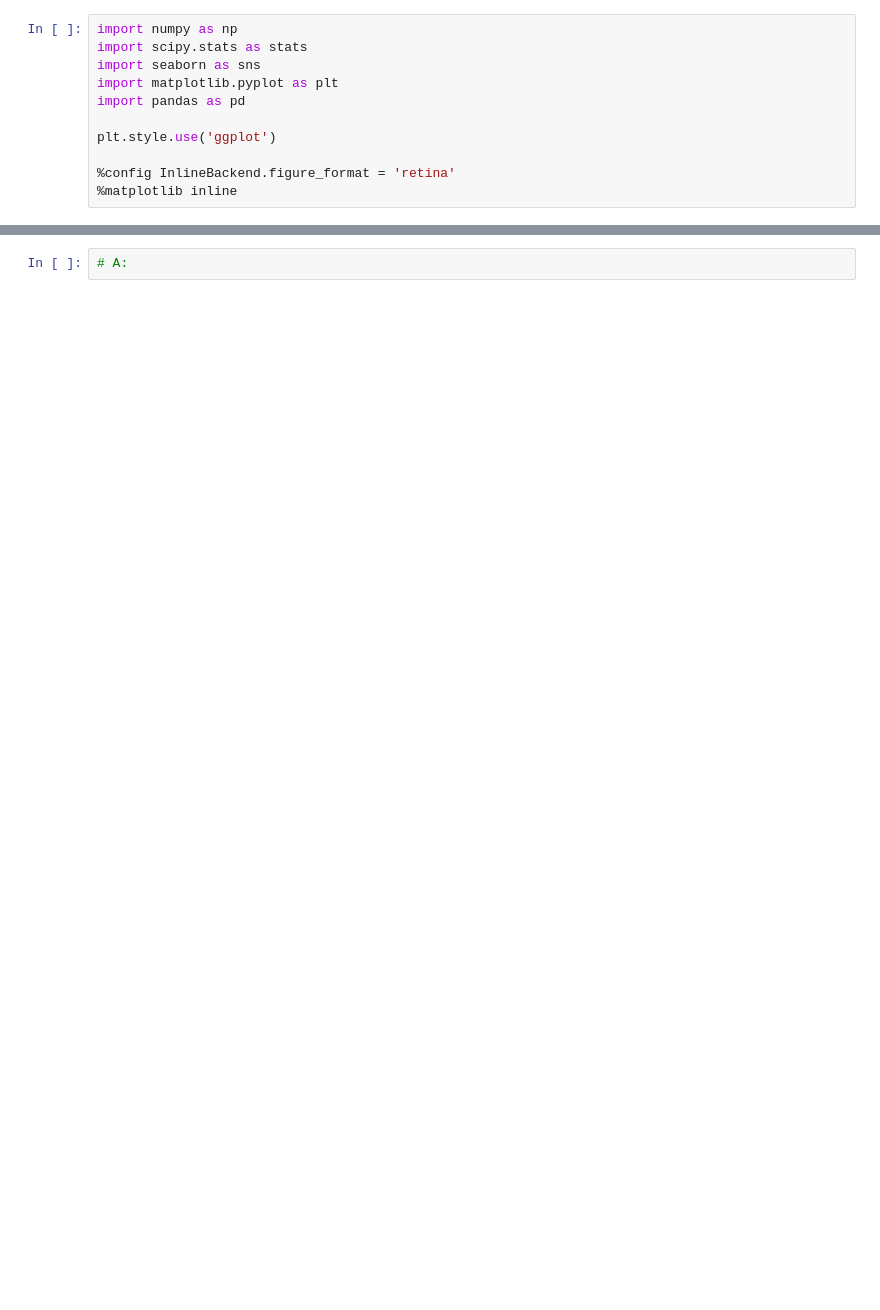
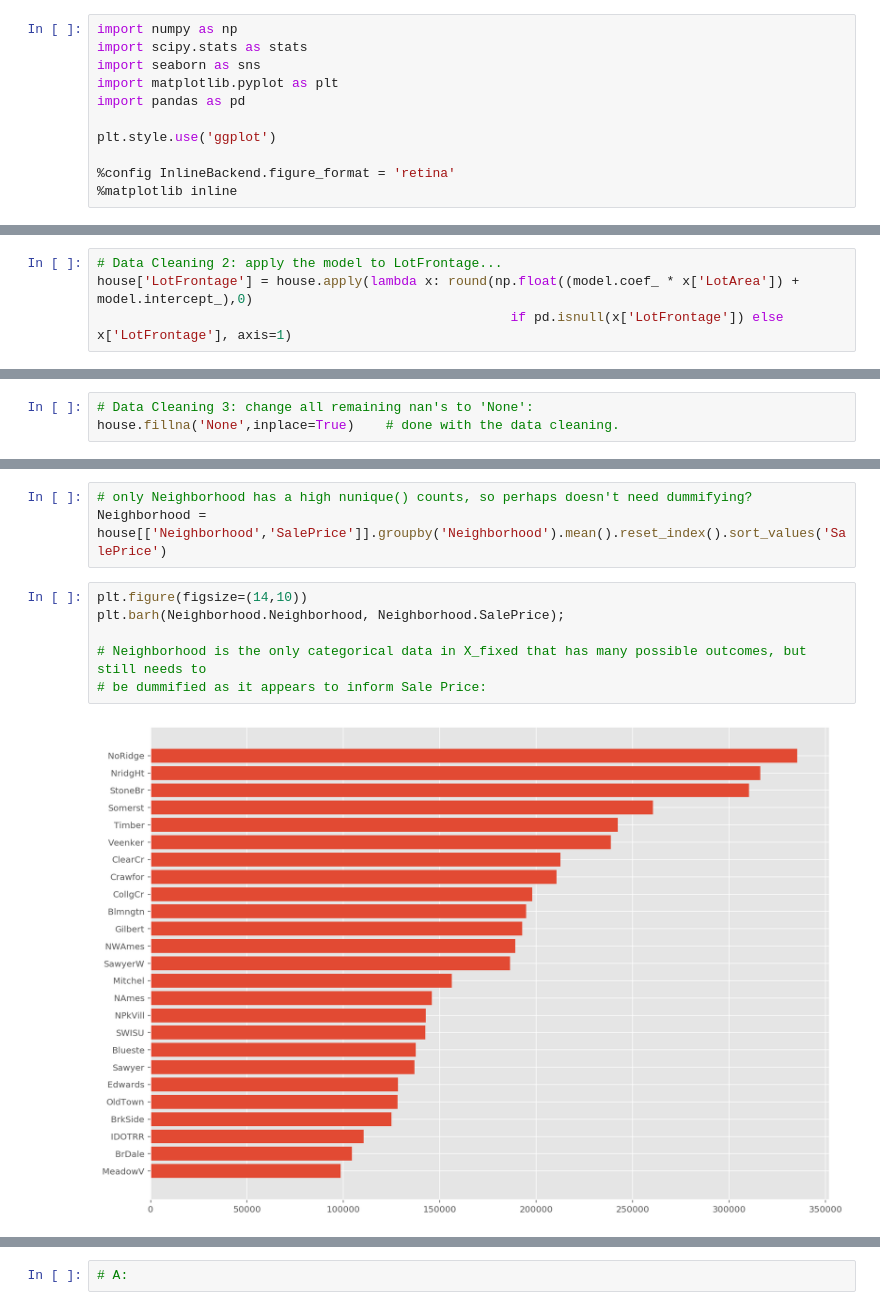
Before and after one commit to a3o1m2/DSI11-lessons, a Jupyter notebook: projects/project-3/project-03-starter.ipynb, the cells around one changed output, grey strips where cells are left out. Saved outputs shown, nothing was run; the diff lists cells and outputs as text; blank space fills up the shorter version.

```diff
--- a/projects/project-3/project-03-starter.ipynb
+++ b/projects/project-3/project-03-starter.ipynb
@@ -89,0 +200,4 @@ house = house[house['MSZoning'].isin(['RH','RL','RP','RM'])]
+# %%
+# Data Cleaning 2: apply the model to LotFrontage...
+house['LotFrontage'] = house.apply(lambda x: round(np.float((model.coef_ * x['LotArea']) + model.intercept_),0)
+                                                     if pd.isnull(x['LotFrontage']) else x['LotFrontage'], axis=1)
@@ -89,0 +266,3 @@ house = house[house['MSZoning'].isin(['RH','RL','RP','RM'])]
+# %%
+# Data Cleaning 3: change all remaining nan's to 'None':
+house.fillna('None',inplace=True)    # done with the data cleaning.
@@ -89,0 +351,11 @@ house = house[house['MSZoning'].isin(['RH','RL','RP','RM'])]
+# %%
+# only Neighborhood has a high nunique() counts, so perhaps doesn't need dummifying?
+Neighborhood = house[['Neighborhood','SalePrice']].groupby('Neighborhood').mean().reset_index().sort_values('SalePrice')
+# %%
+plt.figure(figsize=(14,10))
+plt.barh(Neighborhood.Neighborhood, Neighborhood.SalePrice);
+
+# Neighborhood is the only categorical data in X_fixed that has many possible outcomes, but still needs to
+# be dummified as it appears to inform Sale Price:
+# %% [output]
+[figure, added]
```
Also changed, not shown: parts of 50 cells of this notebook, 18 other files.
